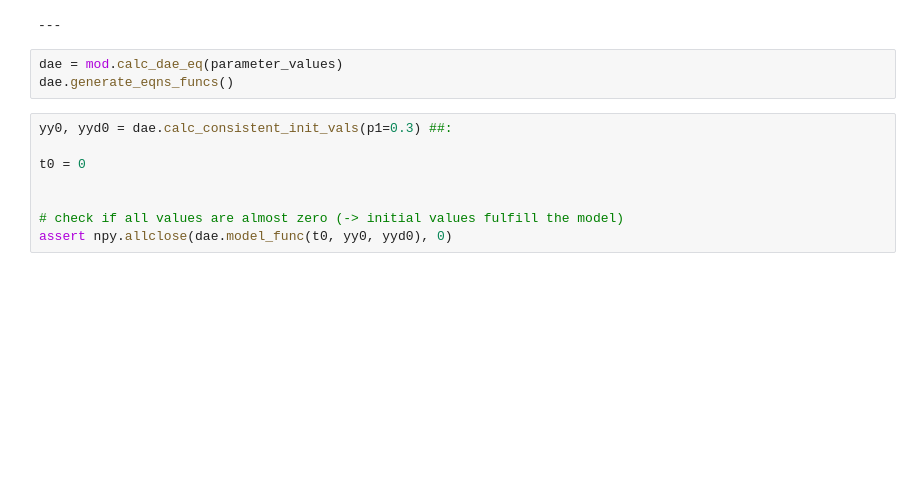
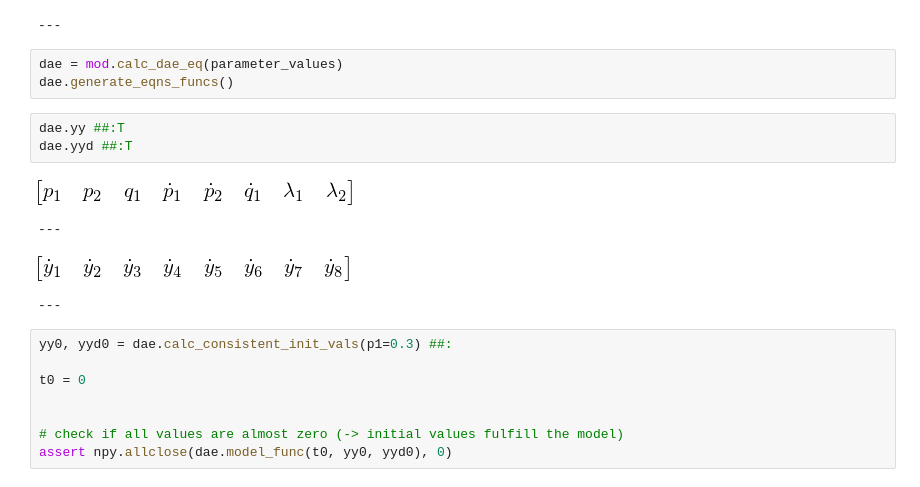
Before and after one commit to cknoll/demo-material, a Jupyter notebook: dae/DAE_four-bar_linkage_IDA_sovler1.ipynb, the cells around one changed output. Drawn from its saved outputs; the diff is of its cells as text; blank space fills up the shorter version.

```diff
--- a/dae/DAE_four-bar_linkage_IDA_sovler1.ipynb
+++ b/dae/DAE_four-bar_linkage_IDA_sovler1.ipynb
@@ -157,6 +159,14 @@ parameter_values := [('s1', 0.5),
 # %%
 dae = mod.calc_dae_eq(parameter_values)
 dae.generate_eqns_funcs()
+# %%
+dae.yy ##:T
+dae.yyd ##:T
+# %% [output]
+[figure, added]
+---
+[figure, added]
+---
 # %%
 yy0, yyd0 = dae.calc_consistent_init_vals(p1=0.3) ##:
 
```
Also changed, not shown: parts of 7 cells of this notebook, 3 other files.
